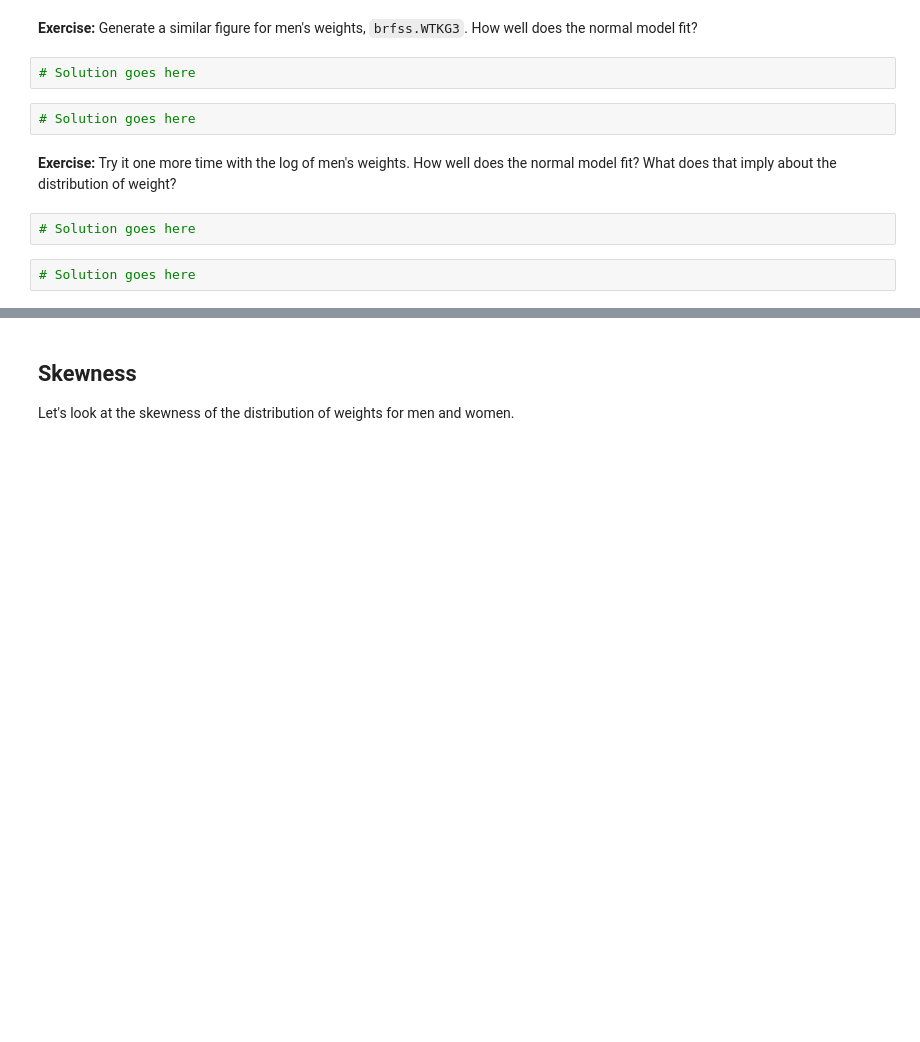
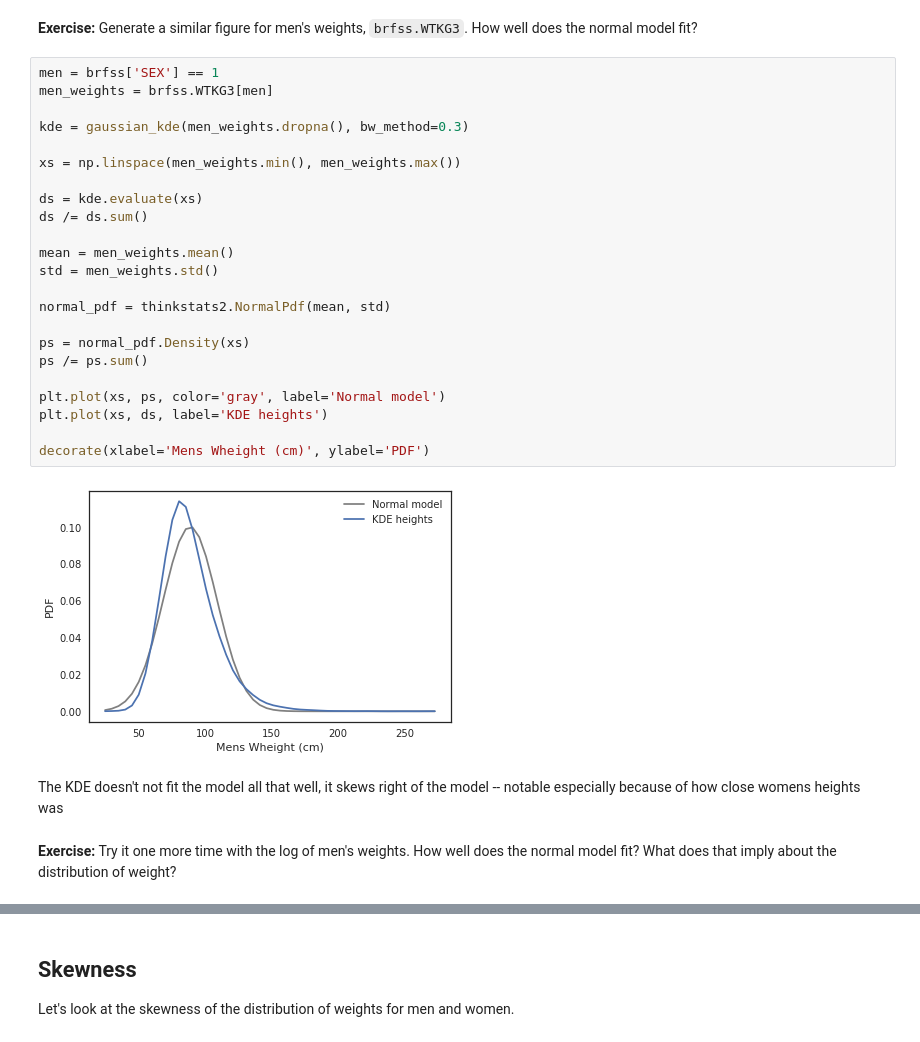
Before and after one commit to ejprice54321/ThinkStats2, a Jupyter notebook: homeworks/homework02.ipynb, the cells around one changed output, grey strips where cells are left out. Cells and saved outputs as stored; diff of their text form; blank space fills up the shorter version.

```diff
--- a/homeworks/homework02.ipynb
+++ b/homeworks/homework02.ipynb
@@ -409,12 +424,31 @@ The data don't fit the model particularly well, possibly because the distributio
 # %% [markdown]
 **Exercise:** Generate a similar figure for men's weights, `brfss.WTKG3`.  How well does the normal model fit?
-# %%
-# Solution goes here
-# %%
-# Solution goes here
+# %%
+men = brfss['SEX'] == 1
+men_weights = brfss.WTKG3[men]
+
+kde = gaussian_kde(men_weights.dropna(), bw_method=0.3)
+
+xs = np.linspace(men_weights.min(), men_weights.max())
+
+ds = kde.evaluate(xs)
+ds /= ds.sum()
+
+mean = men_weights.mean()
+std = men_weights.std()
+
+normal_pdf = thinkstats2.NormalPdf(mean, std)
+
+ps = normal_pdf.Density(xs)
+ps /= ps.sum()
+
+plt.plot(xs, ps, color='gray', label='Normal model')
+plt.plot(xs, ds, label='KDE heights')
+
+decorate(xlabel='Mens Wheight (cm)', ylabel='PDF')
+# %% [output]
+[figure, added]
+# %% [markdown]
+The KDE doesn't not fit the model all that well, it skews right of the model -- notable especially because of how close womens heights was
 # %% [markdown]
 **Exercise:** Try it one more time with the log of men's weights.  How well does the normal model fit?  What does that imply about the distribution of weight?
-# %%
-# Solution goes here
-# %%
-# Solution goes here
```
Also changed, not shown: parts of 31 cells of this notebook.
